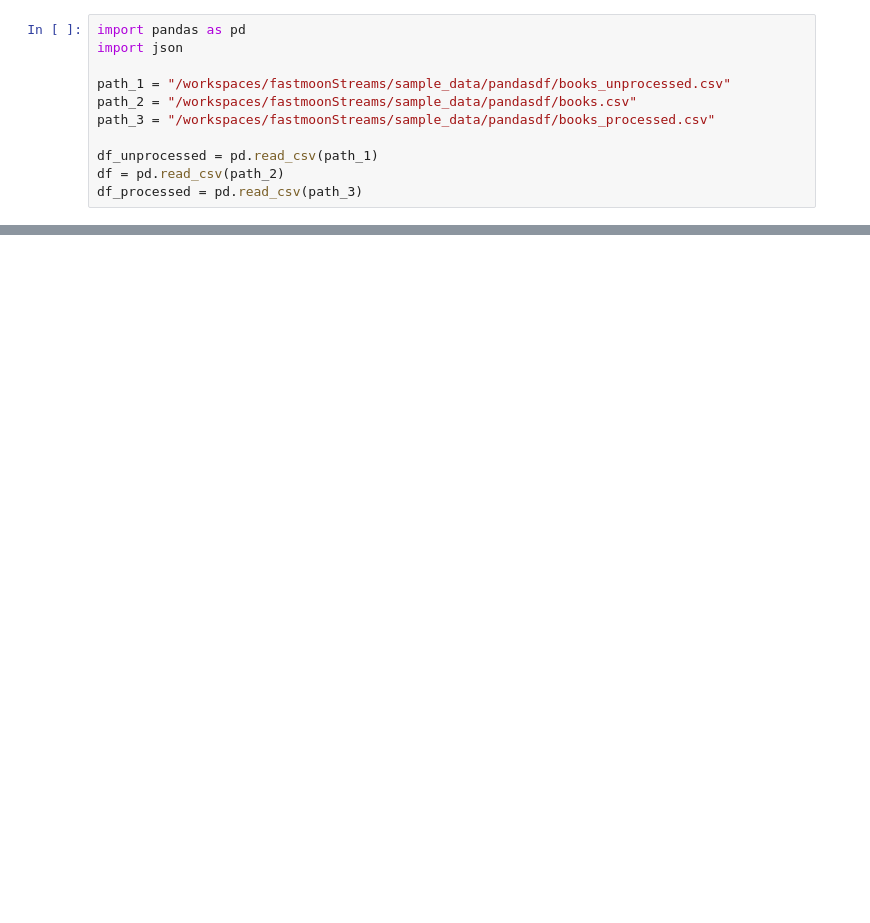
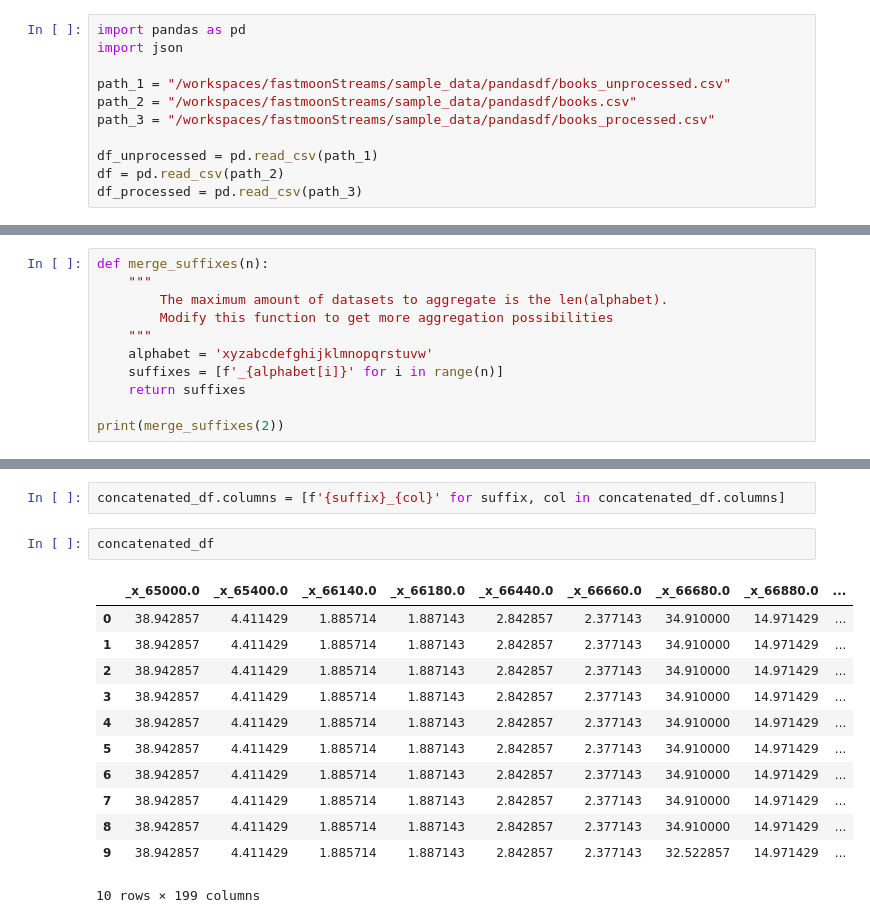
Before and after one commit to IndianaBug/fastmoonStreams, a Jupyter notebook: test.ipynb, the cells around one changed output, grey strips where cells are left out. Cells and saved outputs as stored; diff of their text form; blank space fills up the shorter version.

```diff
--- a/test.ipynb
+++ b/test.ipynb
@@ -28,0 +80,11 @@ plt.show()
+# %%
+def merge_suffixes(n):
+    """
+        The maximum amount of datasets to aggregate is the len(alphabet).
+        Modify this function to get more aggregation possibilities
+    """
+    alphabet = 'xyzabcdefghijklmnopqrstuvw'
+    suffixes = [f'_{alphabet[i]}' for i in range(n)]
+    return suffixes
+
+print(merge_suffixes(2))
@@ -28,0 +138,17 @@ plt.show()
+# %%
+concatenated_df.columns = [f'{suffix}_{col}' for suffix, col in concatenated_df.columns]
+# %%
+concatenated_df
+# %% [output]
+|  | _x_65000.0 | _x_65400.0 | _x_66140.0 | _x_66180.0 | _x_66440.0 | _x_66660.0 | _x_66680.0 | _x_66880.0 | ... |
+| 0 | 38.942857 | 4.411429 | 1.885714 | 1.887143 | 2.842857 | 2.377143 | 34.910000 | 14.971429 | ... |
+| 1 | 38.942857 | 4.411429 | 1.885714 | 1.887143 | 2.842857 | 2.377143 | 34.910000 | 14.971429 | ... |
+| 2 | 38.942857 | 4.411429 | 1.885714 | 1.887143 | 2.842857 | 2.377143 | 34.910000 | 14.971429 | ... |
+| 3 | 38.942857 | 4.411429 | 1.885714 | 1.887143 | 2.842857 | 2.377143 | 34.910000 | 14.971429 | ... |
+| 4 | 38.942857 | 4.411429 | 1.885714 | 1.887143 | 2.842857 | 2.377143 | 34.910000 | 14.971429 | ... |
+| 5 | 38.942857 | 4.411429 | 1.885714 | 1.887143 | 2.842857 | 2.377143 | 34.910000 | 14.971429 | ... |
+| 6 | 38.942857 | 4.411429 | 1.885714 | 1.887143 | 2.842857 | 2.377143 | 34.910000 | 14.971429 | ... |
+| 7 | 38.942857 | 4.411429 | 1.885714 | 1.887143 | 2.842857 | 2.377143 | 34.910000 | 14.971429 | ... |
+| 8 | 38.942857 | 4.411429 | 1.885714 | 1.887143 | 2.842857 | 2.377143 | 34.910000 | 14.971429 | ... |
+| 9 | 38.942857 | 4.411429 | 1.885714 | 1.887143 | 2.842857 | 2.377143 | 32.522857 | 14.971429 | ... |
+10 rows × 199 columns
```
Also changed, not shown: parts of 6 cells of this notebook, 54 other files.
